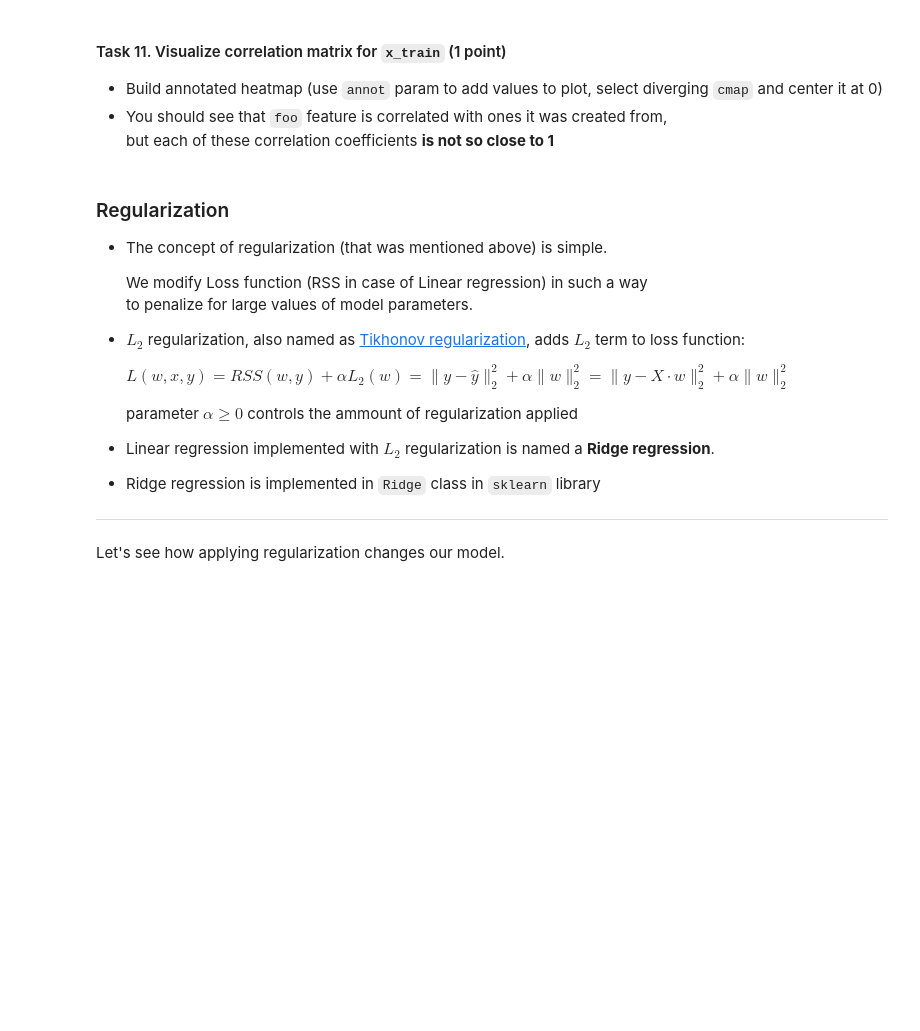
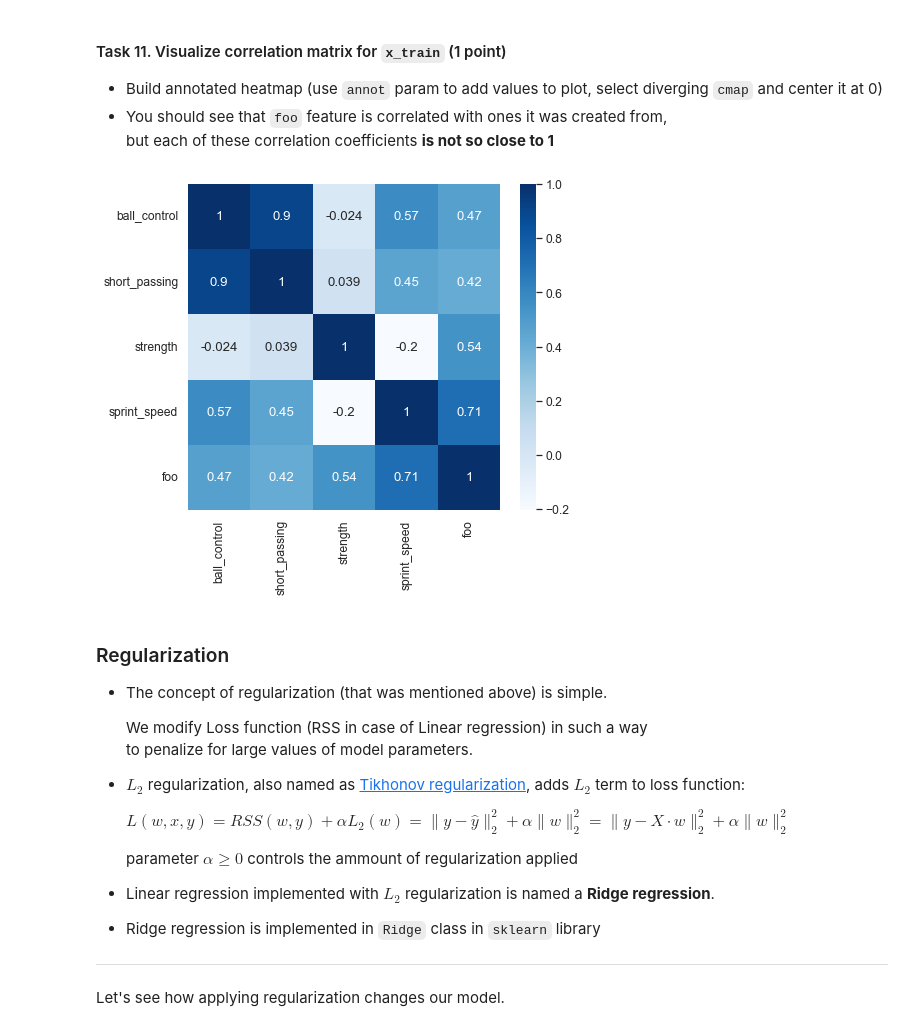
Before and after one commit to husbandwife78/linear_regression, a Jupyter notebook: linear_regression.ipynb, the cells around one changed output. Cells and saved outputs as stored; diff of their text form; code cells hidden in the pictures; blank space fills up the shorter version.

```diff
--- a/linear_regression.ipynb
+++ b/linear_regression.ipynb
@@ -1507,6 +1583,9 @@ l2_norm(model.coef_)
   but each of these correlation coefficients **is not so close to 1**
 # %%
 # your code here
+sns.heatmap(x_train.corr(),cmap='Blues', annot=True);
+# %% [output]
+[figure, added]
 # %% [markdown]
 ### Regularization
 
```
Also changed, not shown: parts of 25 cells of this notebook.
